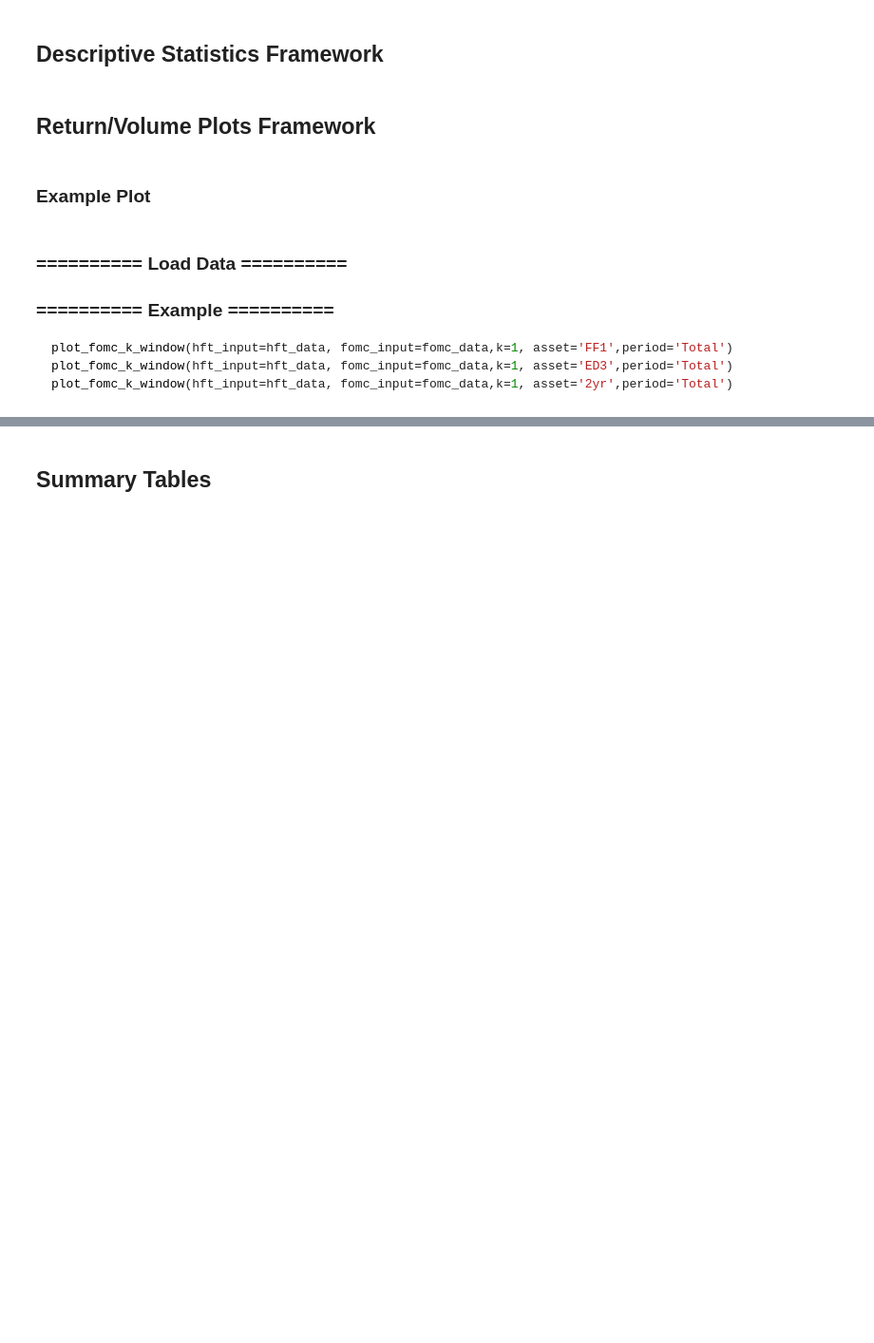
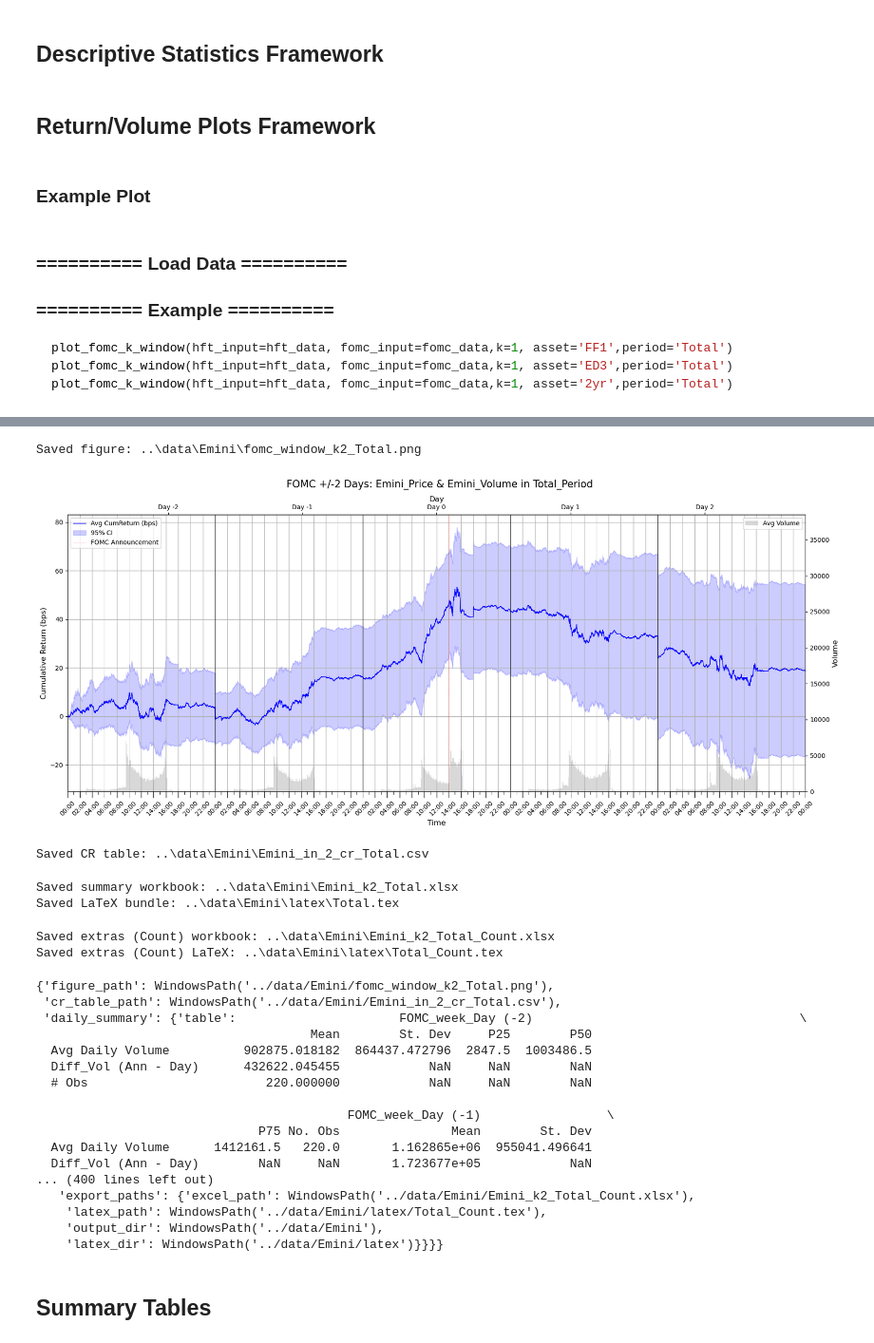
Before and after one commit to UniGala/FOMC_HFT_STOCK_BOND, a Jupyter notebook: PROJECT/Analysis5.ipynb, the cells around one changed output, grey strips where cells are left out. Shown at 95% size. Drawn from its saved outputs; the diff is of its cells as text; code cells hidden in the pictures; blank space fills up the shorter version.

```diff
--- a/PROJECT/Analysis5.ipynb
+++ b/PROJECT/Analysis5.ipynb
@@ -1129,12 +1224,38 @@ plot_fomc_k_window_enhanced(hft_input=hft_data, fomc_input=fomc_data,k=0, asset=
 # %%
 plot_fomc_k_window_enhanced(
     hft_input=emini_hft,
     fomc_input=fomc_data,
     k=2,
     asset='Emini',
     period='Total',
     extra_metrics={'Count': 'Emini_Count'},
+    fomc_type='fomc'
 )
+# %% [output]
+Saved figure: ..\data\Emini\fomc_window_k2_Total.png
+[figure, added]
+Saved CR table: ..\data\Emini\Emini_in_2_cr_Total.csv
+Saved summary workbook: ..\data\Emini\Emini_k2_Total.xlsx
+Saved LaTeX bundle: ..\data\Emini\latex\Total.tex
+Saved extras (Count) workbook: ..\data\Emini\Emini_k2_Total_Count.xlsx
+Saved extras (Count) LaTeX: ..\data\Emini\latex\Total_Count.tex
+{'figure_path': WindowsPath('../data/Emini/fomc_window_k2_Total.png'),
+ 'cr_table_path': WindowsPath('../data/Emini/Emini_in_2_cr_Total.csv'),
+ 'daily_summary': {'table':                      FOMC_week_Day (-2)                                    \
+                                     Mean        St. Dev     P25        P50
+  Avg Daily Volume          902875.018182  864437.472796  2847.5  1003486.5
+  Diff_Vol (Ann - Day)      432622.045455            NaN     NaN        NaN
+  # Obs                        220.000000            NaN     NaN        NaN
+
+                                          FOMC_week_Day (-1)                 \
+                              P75 No. Obs               Mean        St. Dev
+  Avg Daily Volume      1412161.5   220.0       1.162865e+06  955041.496641
+  Diff_Vol (Ann - Day)        NaN     NaN       1.723677e+05            NaN
+... (400 lines left out)
+   'export_paths': {'excel_path': WindowsPath('../data/Emini/Emini_k2_Total_Count.xlsx'),
+    'latex_path': WindowsPath('../data/Emini/latex/Total_Count.tex'),
+    'output_dir': WindowsPath('../data/Emini'),
+    'latex_dir': WindowsPath('../data/Emini/latex')}}}}
 # %% [markdown]
 ##  Summary Tables ##
 # %%
```
Also changed, not shown: parts of 9 cells of this notebook, 8 other files.
